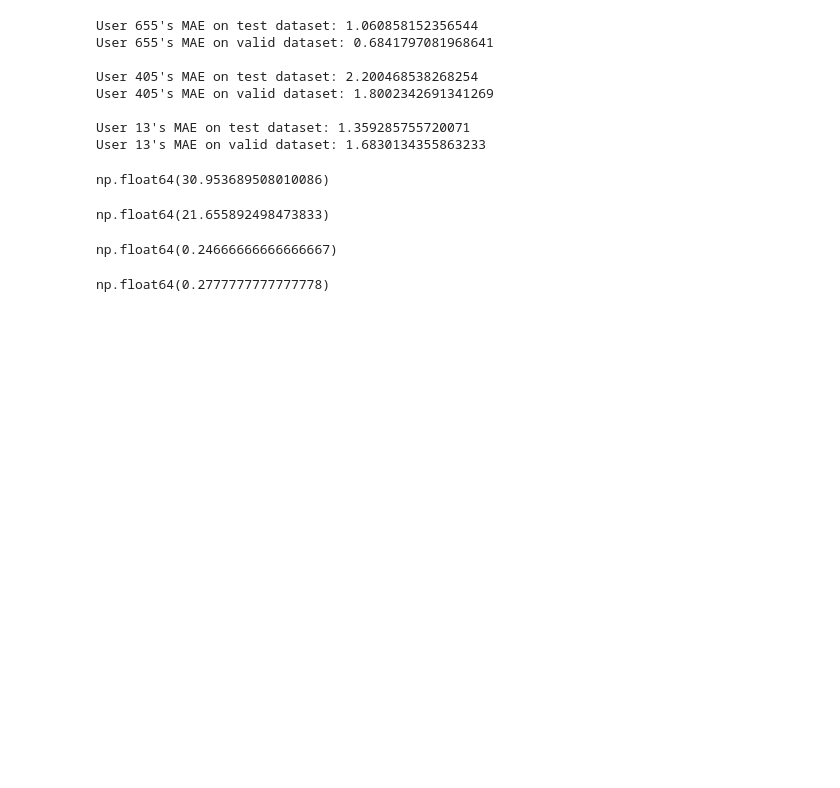
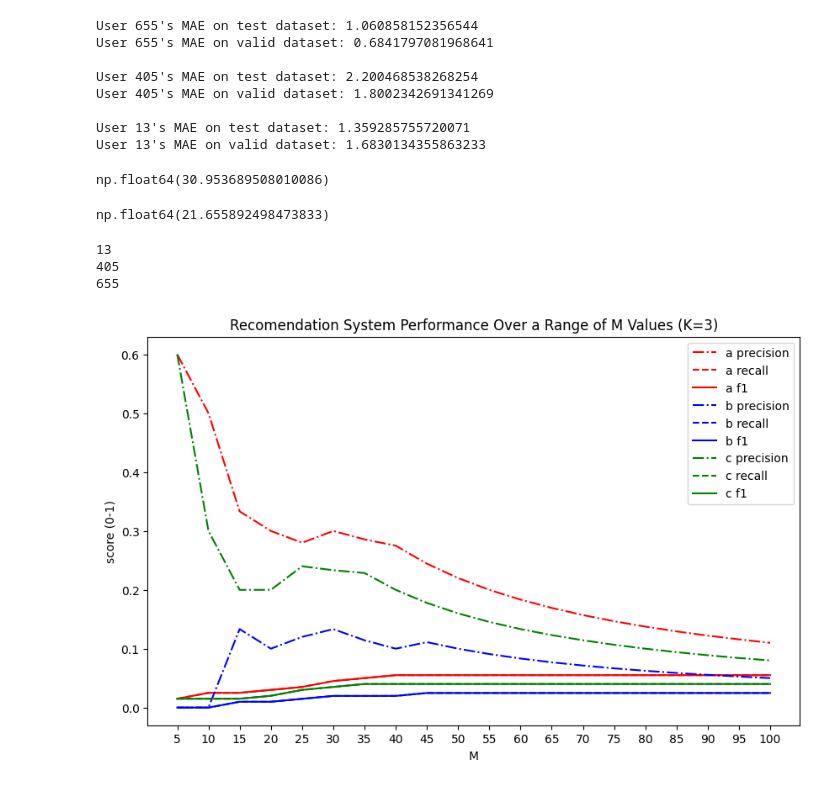
Before and after one commit to Pmcslarrow/hw_2_ml, a Jupyter notebook: movie_recommend_results.ipynb, the cells around one changed output. Cells and saved outputs as stored; diff of their text form; code cells hidden in the pictures; blank space fills up the shorter version.

```diff
--- a/movie_recommend_results.ipynb
+++ b/movie_recommend_results.ipynb
@@ -239,16 +216,13 @@ valid_actual = []
 
 ordered_recommendations = []
 
-for user_id in recommendations.keys():
+for user_id in sorted(list(recommendations.keys())):
+    print(user_id)
     test_actual.append(list(test_data.loc[test_data['user_id'] == user_id]['movie_id'].values))
     valid_actual.append(list(valid_data.loc[valid_data['user_id'] == user_id]['movie_id'].values))
 
     ordered_recommendations.append([np.int64(t[1]) for t in recommendations[user_id]])
+# %% [output]
+13
+405
+655
-# %%
-mapk(test_actual, ordered_recommendations)
-# %% [output]
-np.float64(0.24666666666666667)
-# %%
-mapk(valid_actual, ordered_recommendations)
-# %% [output]
-np.float64(0.2777777777777778)
@@ -254,0 +256,27 @@ np.float64(0.2777777777777778)
+# %%
+plt.figure(figsize=(10, 6))
+
+plt.plot(ks, user_a_precision, label="a precision", color="red", linestyle="-.")
+plt.plot(ks, user_a_recall, label="a recall", color="red", linestyle="--")
+plt.plot(ks, user_a_recall, label="a f1", color="red", linestyle="-")
+
+plt.plot(ks, user_b_precision, label="b precision", color="blue", linestyle="-.")
+plt.plot(ks, user_b_recall, label="b recall", color="blue", linestyle="--")
+plt.plot(ks, user_b_recall, label="b f1", color="blue", linestyle="-")
+
+plt.plot(ks, user_c_precision, label="c precision", color="green", linestyle="-.")
+plt.plot(ks, user_c_recall, label="c recall", color="green", linestyle="--")
+plt.plot(ks, user_c_recall, label="c f1", color="green", linestyle="-")
+
+
+plt.xticks(ks)
+
+plt.legend()
+
+plt.title('Recomendation System Performance Over a Range of M Values (K=3)')
+plt.xlabel('M')
+plt.ylabel('score (0-1)')
+
+plt.show()
+# %% [output]
+[figure, added]
```
Also changed, not shown: parts of 8 cells of this notebook.
